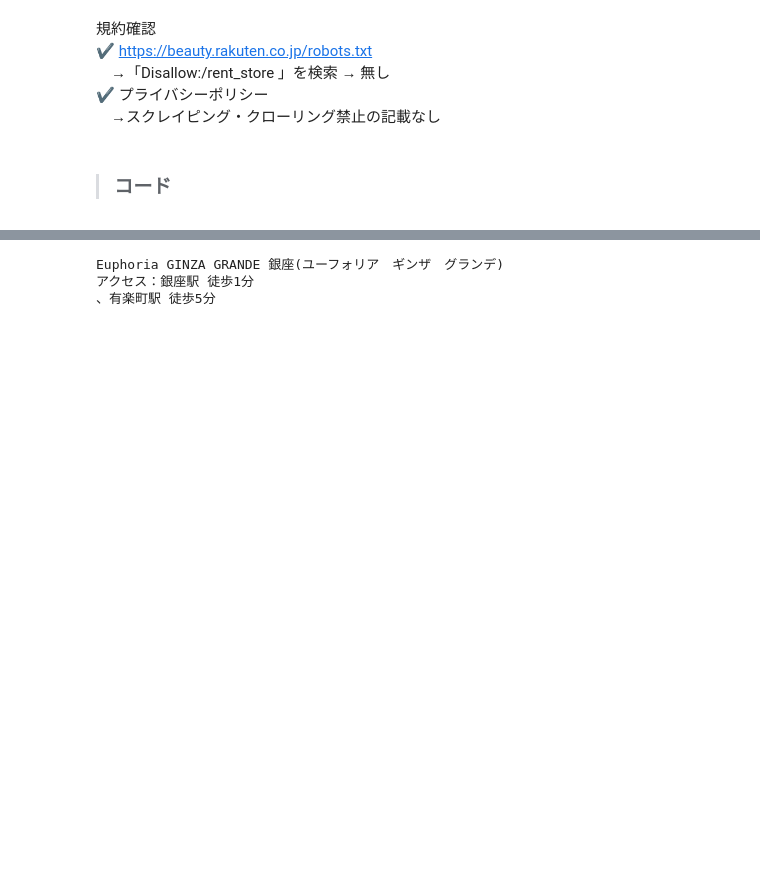
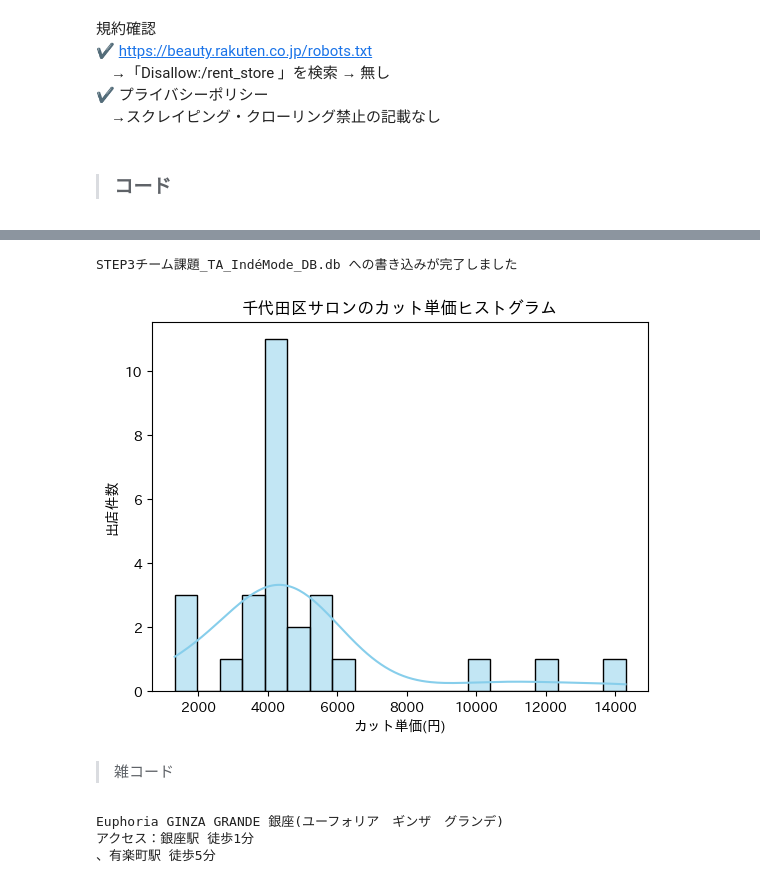
Before and after one commit to shima-koh/STEP3-TA, a Jupyter notebook: TA/STEP3チーム課題_TA_IndéMode_データ取得_近隣サロン_楽天Beauty.ipynb, the cells around one changed output, grey strips where cells are left out. Saved outputs shown, nothing was run; the diff lists cells and outputs as text; code cells hidden in the pictures; blank space fills up the shorter version.

Commit message:
楽天beautyから近隣サロンのカット価格のヒストグラムを作成

```diff
--- a/TA/STEP3チーム課題_TA_IndéMode_データ取得_近隣サロン_楽天Beauty.ipynb
+++ b/TA/STEP3チーム課題_TA_IndéMode_データ取得_近隣サロン_楽天Beauty.ipynb
@@ -144,0 +162,13 @@ https://beauty.rakuten.co.jp/eki571/page5/
+# %%
+# SQLでDBにデータ保存
+# SQLiteデータベースへの接続
+db_path = "STEP3チーム課題_TA_IndéMode_DB.db"
+conn = sqlite3.connect(db_path)
+
+# データフレームをSQLiteデータベースに書き込む
+table_name = '近隣サロン一覧_楽天beauty'  # テーブル名を適切なものに変更してください
+df.to_sql(table_name, conn, if_exists='replace', index=False)
+
+print(db_path + ' への書き込みが完了しました')
+# %% [output]
+STEP3チーム課題_TA_IndéMode_DB.db への書き込みが完了しました
@@ -145,3 +183,31 @@ https://beauty.rakuten.co.jp/eki571/page5/
+# %%
+# SQLiteデータベース接続
+conn = sqlite3.connect('STEP3チーム課題_TA_IndéMode_DB.db')
+
+# SQLクエリを実行してデータフレームに読み込む
+query = 'SELECT * FROM "近隣サロン一覧_楽天beauty";'
+df = pd.read_sql_query(query, conn)
+
+# データベース接続を閉じる
+conn.close()
+
+# display(df)
+
+df['カット単価(円~)'] = df['カット単価(円~)'].str.replace(',', '').astype(float) #データ数値化
+df = df.sort_values(by='カット単価(円~)') #データ整列
+
+# display(df)
+
+sns.histplot(df['カット単価(円~)'], bins=20, kde=True, color='skyblue')  # kde=Trueでカーネル密度推定も表示
+plt.xlabel('値')
+plt.xlabel('カット単価(円)')
+plt.ylabel('出店件数')
+plt.title('千代田区サロンのカット単価ヒストグラム')
+plt.show()
+# %% [output]
+[figure, added]
+# %% [markdown]
+>雑コード
 # %%
 ps = property_section[0]
 ps1 = ps.select('h3.m-shopCard__shopName')[0].text
```
Also changed, not shown: parts of 3 cells of this notebook, 1 other file.
